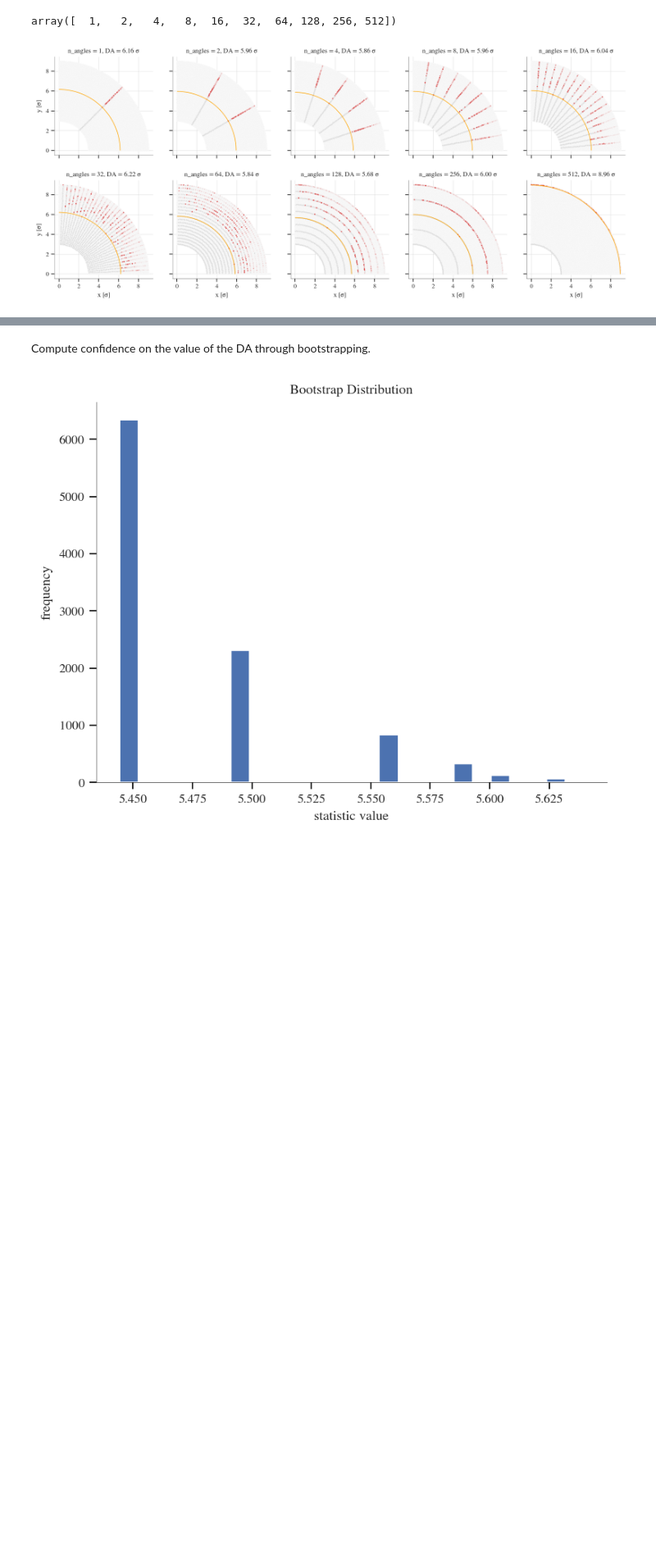
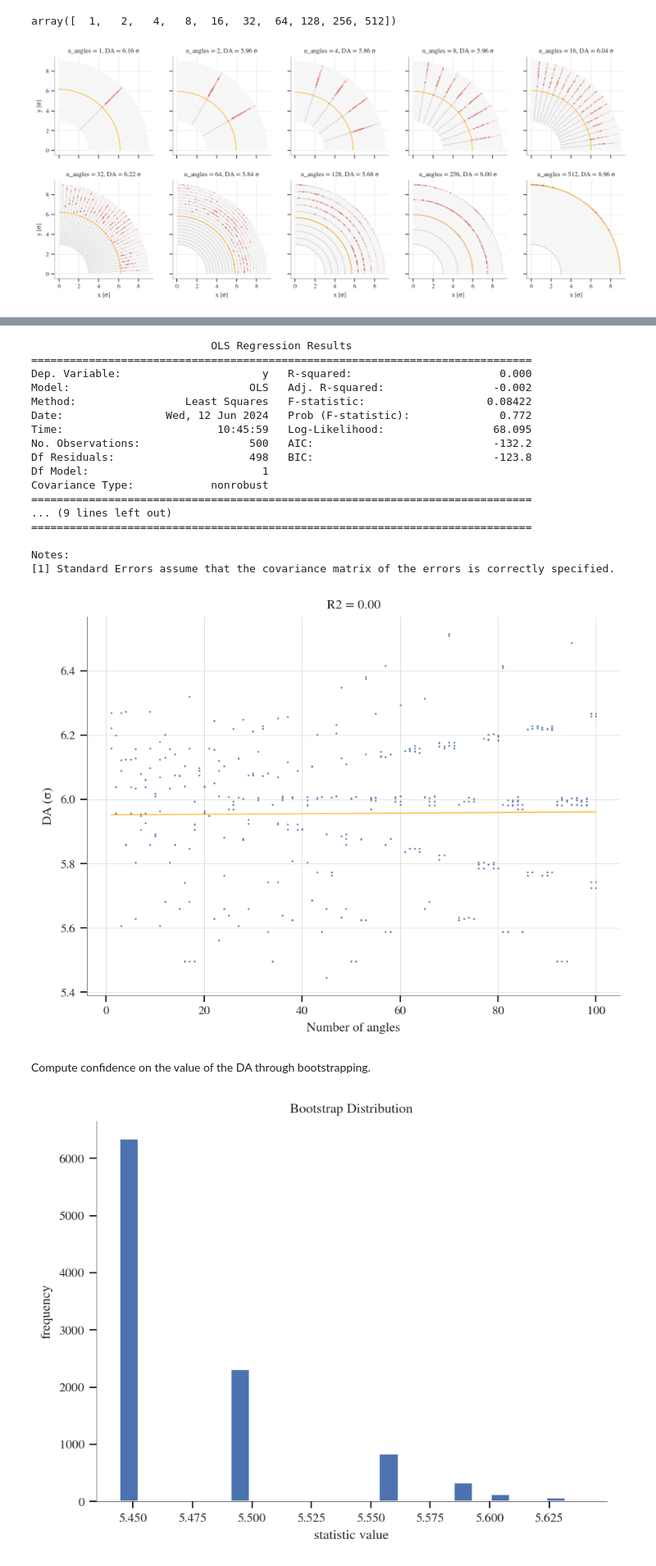
Before and after one commit to ColasDroin/DA_IPAC_2024, a Jupyter notebook: studies/analysis/analysis_convergence_DA.ipynb, the cells around one changed output, grey strips where cells are left out. Shown at 82% size. Saved outputs shown, nothing was run; the diff lists cells and outputs as text; code cells hidden in the pictures; blank space fills up the shorter version.

```diff
--- a/studies/analysis/analysis_convergence_DA.ipynb
+++ b/studies/analysis/analysis_convergence_DA.ipynb
@@ -533,3 +613,39 @@ plt.show()
+# %%
+# Make a linear regression with statsmodel to see if the number of angles has an impact on the DA
+import statsmodels.api as sm
+X = sm.add_constant(np.repeat(angle_space,5))
+model = sm.OLS(ll_DA.flatten('F'), X)
+results = model.fit()
+print(results.summary())
+
+# Plot
+fig, ax = plt.subplots(1, 1, figsize=(7, 5))
+sns.scatterplot(x=np.repeat(angle_space,5), y=ll_DA.flatten('F'), ax = ax, s = 2)
+sns.lineplot(x=np.repeat(angle_space,5), y=results.predict(X), ax = ax, color = 'orange')
+ax.set_xlabel("Number of angles")
+ax.set_ylabel("DA ($\sigma$)")
+ax.set_title("R2 = {:.2f}".format(results.rsquared))
+ax.grid(visible=True)
+plt.show()
+# %% [output]
+                            OLS Regression Results
+==============================================================================
+Dep. Variable:                      y   R-squared:                       0.000
+Model:                            OLS   Adj. R-squared:                 -0.002
+Method:                 Least Squares   F-statistic:                   0.08422
+Date:                Wed, 12 Jun 2024   Prob (F-statistic):              0.772
+Time:                        10:45:59   Log-Likelihood:                 68.095
+No. Observations:                 500   AIC:                            -132.2
+Df Residuals:                     498   BIC:                            -123.8
+Df Model:                           1
+Covariance Type:            nonrobust
+==============================================================================
+... (9 lines left out)
+==============================================================================
+
+Notes:
+[1] Standard Errors assume that the covariance matrix of the errors is correctly specified.
+[figure, added]
 # %% [markdown]
 Compute confidence on the value of the DA through bootstrapping.
 # %%
```
Also changed, not shown: parts of 20 cells of this notebook.
